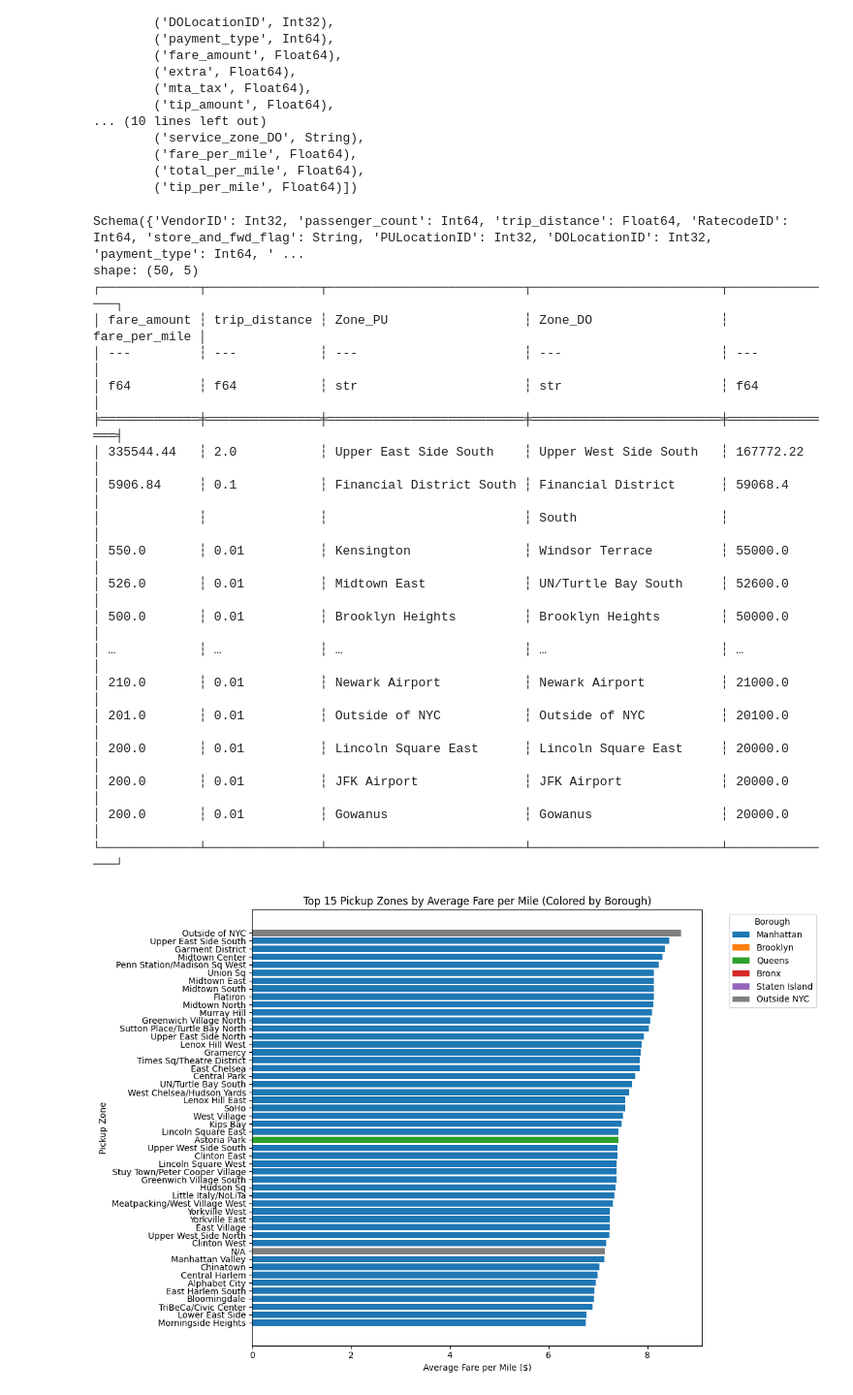
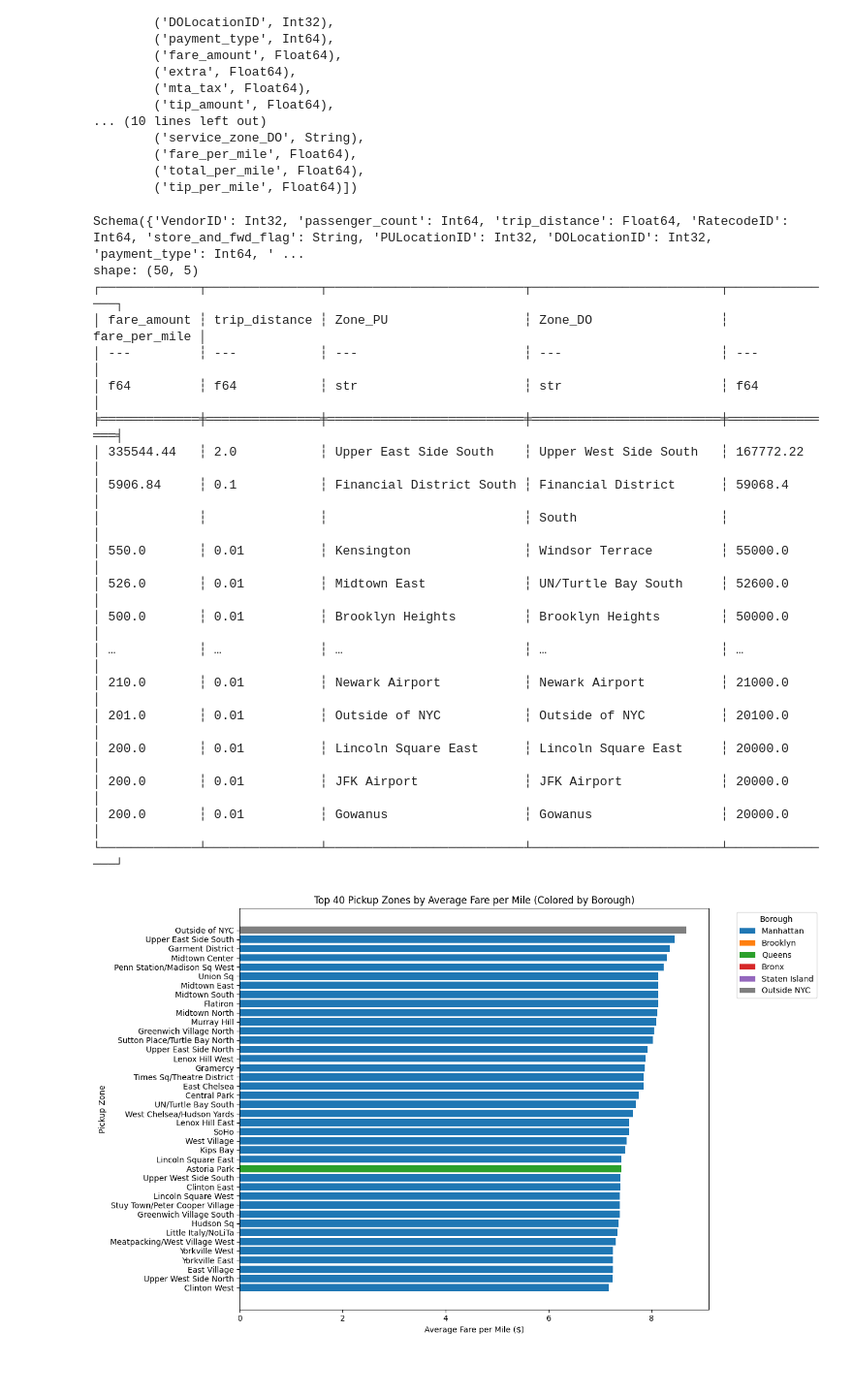
Before and after one commit to Zhanqiu-Guo/NYC-Yellow-Cab, a Jupyter notebook: geo_EDA.ipynb, the cells around one changed output. Shown at 97% size. Saved outputs shown, nothing was run; the diff lists cells and outputs as text; code cells hidden in the pictures; blank space fills up the shorter version.

Commit message:
Added additional figure

```diff
--- a/geo_EDA.ipynb
+++ b/geo_EDA.ipynb
@@ -190,7 +190,7 @@ print(
     .collect()
 )
 
-top_zones = pu_zone_stats.slice(1, 50)
+top_zones = pu_zone_stats.slice(1, 40)
 
 #print(top_zones)
 
@@ -210,37 +210,37 @@ borough_colors = {
 
 colors = [borough_colors.get(b, "#7f7f7f") for b in boroughs]
 
-plt.figure(figsize=(12, 8))
+plt.figure(figsize=(13, 8))
 bars = plt.barh(zones, avg_fare, color=colors)
 plt.xlabel("Average Fare per Mile ($)")
 plt.ylabel("Pickup Zone")
-plt.title("Top 15 Pickup Zones by Average Fare per Mile (Colored by Borough)")
+plt.title("Top 40 Pickup Zones by Average Fare per Mile (Colored by Borough)")
 plt.gca().invert_yaxis()  # highest at top
 
 legend_elements = [Patch(facecolor=color, label=boro) for boro, color in borough_colors.items()]
 plt.legend(handles=legend_elements, title="Borough", bbox_to_anchor=(1.05, 1), loc="upper left")
 
 plt.tight_layout()
 plt.show()
 # %% [output]
 Schema({'VendorID': Int32, 'passenger_count': Int64, 'trip_distance': Float64, 'RatecodeID': Int64, 'store_and_fwd_flag': String, 'PULocationID': Int32, 'DOLocationID': Int32, 'payment_type': Int64, ' ...
 shape: (50, 5)
 ┌─────────────┬───────────────┬──────────────────────────┬─────────────────────────┬───────────────┐
 │ fare_amount ┆ trip_distance ┆ Zone_PU                  ┆ Zone_DO                 ┆ fare_per_mile │
 │ ---         ┆ ---           ┆ ---                      ┆ ---                     ┆ ---           │
 │ f64         ┆ f64           ┆ str                      ┆ str                     ┆ f64           │
 ╞═════════════╪═══════════════╪══════════════════════════╪═════════════════════════╪═══════════════╡
 │ 335544.44   ┆ 2.0           ┆ Upper East Side South    ┆ Upper West Side South   ┆ 167772.22     │
 │ 5906.84     ┆ 0.1           ┆ Financial District South ┆ Financial District      ┆ 59068.4       │
 │             ┆               ┆                          ┆ South                   ┆               │
 │ 550.0       ┆ 0.01          ┆ Kensington               ┆ Windsor Terrace         ┆ 55000.0       │
 │ 526.0       ┆ 0.01          ┆ Midtown East             ┆ UN/Turtle Bay South     ┆ 52600.0       │
 │ 500.0       ┆ 0.01          ┆ Brooklyn Heights         ┆ Brooklyn Heights        ┆ 50000.0       │
 │ …           ┆ …             ┆ …                        ┆ …                       ┆ …             │
 │ 210.0       ┆ 0.01          ┆ Newark Airport           ┆ Newark Airport          ┆ 21000.0       │
 │ 201.0       ┆ 0.01          ┆ Outside of NYC           ┆ Outside of NYC          ┆ 20100.0       │
 │ 200.0       ┆ 0.01          ┆ Lincoln Square East      ┆ Lincoln Square East     ┆ 20000.0       │
 │ 200.0       ┆ 0.01          ┆ JFK Airport              ┆ JFK Airport             ┆ 20000.0       │
 │ 200.0       ┆ 0.01          ┆ Gowanus                  ┆ Gowanus                 ┆ 20000.0       │
 └─────────────┴───────────────┴──────────────────────────┴─────────────────────────┴───────────────┘
-[figure, old version]
+[figure, new version]
```
Also changed, not shown: parts of 1 cell of this notebook.
